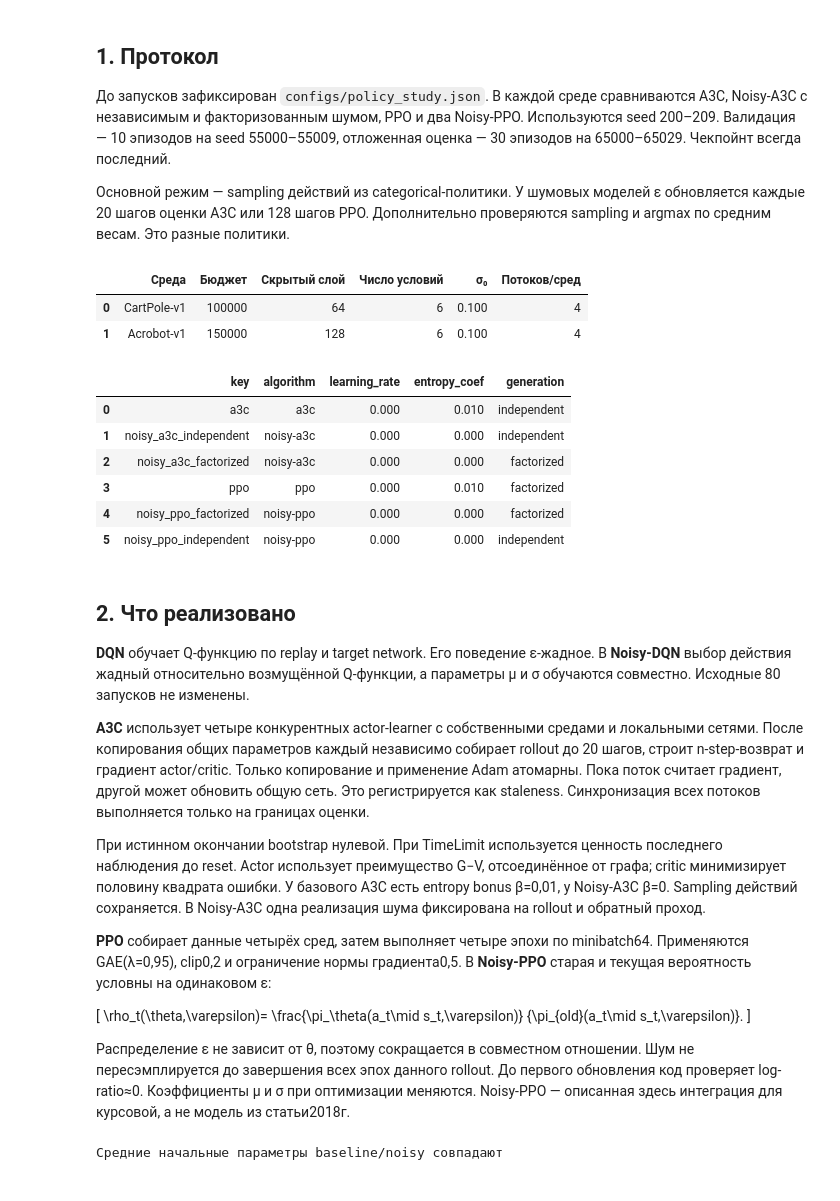
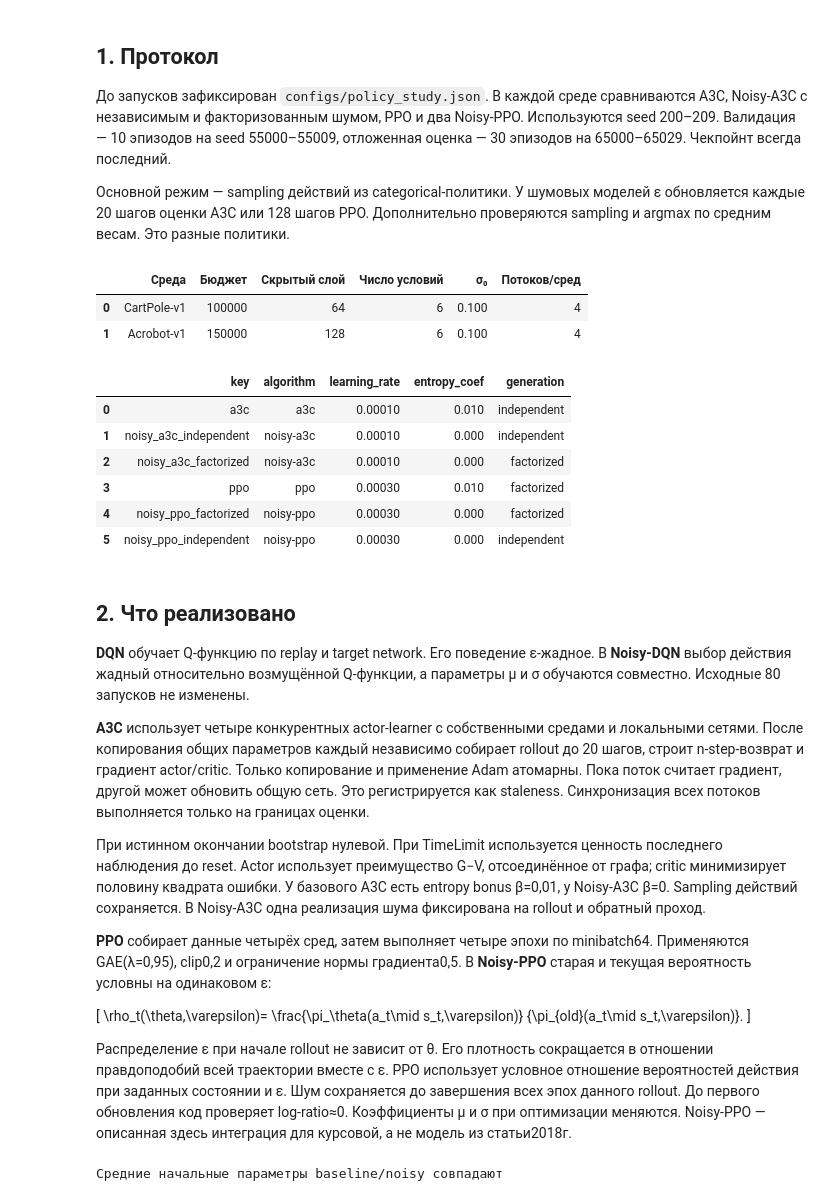
Before and after one commit to hixday28/noisynets-rl, a Jupyter notebook: notebooks/03_all_models.ipynb, the cells around one changed output. Drawn from its saved outputs; the diff is of its cells as text; code cells hidden in the pictures.

```diff
--- a/notebooks/03_all_models.ipynb
+++ b/notebooks/03_all_models.ipynb
@@ -49,20 +49,22 @@ A3C, Noisy-A3C с независимым и факторизованным шу
 # %%
 display(pd.DataFrame([{ 'Среда':e['config']['env'],'Бюджет':e['config']['steps'],
     'Скрытый слой':e['config']['hidden'],'Число условий':len(e['conditions']),
     'σ₀':e['config']['sigma0'],'Потоков/сред':e['config']['workers']}
     for e in manifest['environments']]))
-display(pd.DataFrame(manifest['environments'][0]['conditions']))
+settings = pd.DataFrame(manifest['environments'][0]['conditions'])
+settings['learning_rate'] = settings['learning_rate'].map(lambda rate: f'{rate:.5f}')
+display(settings)
 # %% [output]
 |  | Среда | Бюджет | Скрытый слой | Число условий | σ₀ | Потоков/сред |
 | 0 | CartPole-v1 | 100000 | 64 | 6 | 0.100 | 4 |
 | 1 | Acrobot-v1 | 150000 | 128 | 6 | 0.100 | 4 |
 |  | key | algorithm | learning_rate | entropy_coef | generation |
-| 0 | a3c | a3c | 0.000 | 0.010 | independent |
-| 1 | noisy_a3c_independent | noisy-a3c | 0.000 | 0.000 | independent |
-| 2 | noisy_a3c_factorized | noisy-a3c | 0.000 | 0.000 | factorized |
-| 3 | ppo | ppo | 0.000 | 0.010 | factorized |
-| 4 | noisy_ppo_factorized | noisy-ppo | 0.000 | 0.000 | factorized |
-| 5 | noisy_ppo_independent | noisy-ppo | 0.000 | 0.000 | independent |
+| 0 | a3c | a3c | 0.00010 | 0.010 | independent |
+| 1 | noisy_a3c_independent | noisy-a3c | 0.00010 | 0.000 | independent |
+| 2 | noisy_a3c_factorized | noisy-a3c | 0.00010 | 0.000 | factorized |
+| 3 | ppo | ppo | 0.00030 | 0.010 | factorized |
+| 4 | noisy_ppo_factorized | noisy-ppo | 0.00030 | 0.000 | factorized |
+| 5 | noisy_ppo_independent | noisy-ppo | 0.00030 | 0.000 | independent |
 # %% [markdown]
 ## 2. Что реализовано
 
@@ -93,8 +95,10 @@ display(pd.DataFrame(manifest['environments'][0]['conditions']))
 {\pi_{old}(a_t\mid s_t,\varepsilon)}.
 \]
 
-Распределение ε не зависит от θ, поэтому сокращается в совместном отношении.
-Шум не пересэмплируется до завершения всех эпох данного rollout. До первого
+Распределение ε при начале rollout не зависит от θ. Его плотность сокращается
+в отношении правдоподобий всей траектории вместе с ε. PPO использует условное
+отношение вероятностей действия при заданных состоянии и ε.
+Шум сохраняется до завершения всех эпох данного rollout. До первого
 обновления код проверяет log-ratio≈0. Коэффициенты μ и σ при оптимизации меняются.
 Noisy-PPO — описанная здесь интеграция для курсовой, а не модель из статьи2018г.
 # %%
```
Also changed, not shown: 13 other files.
